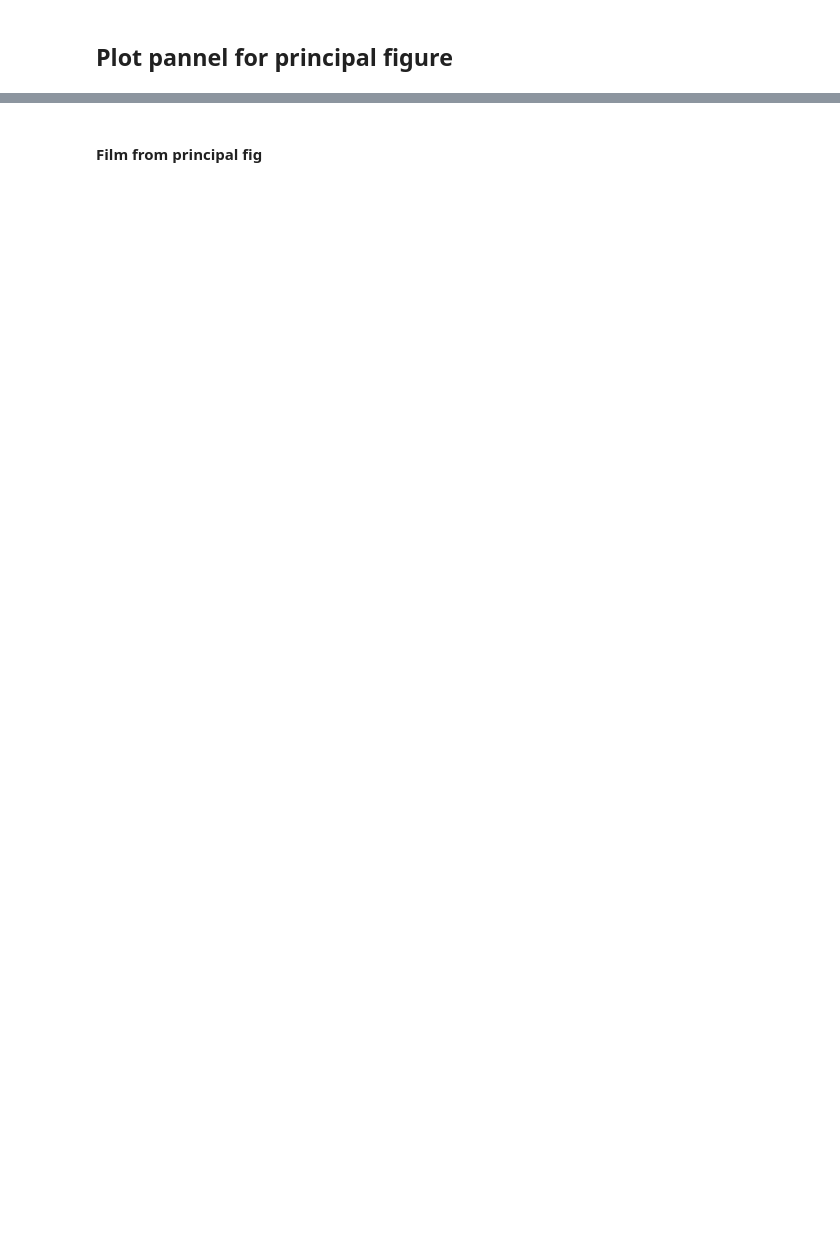
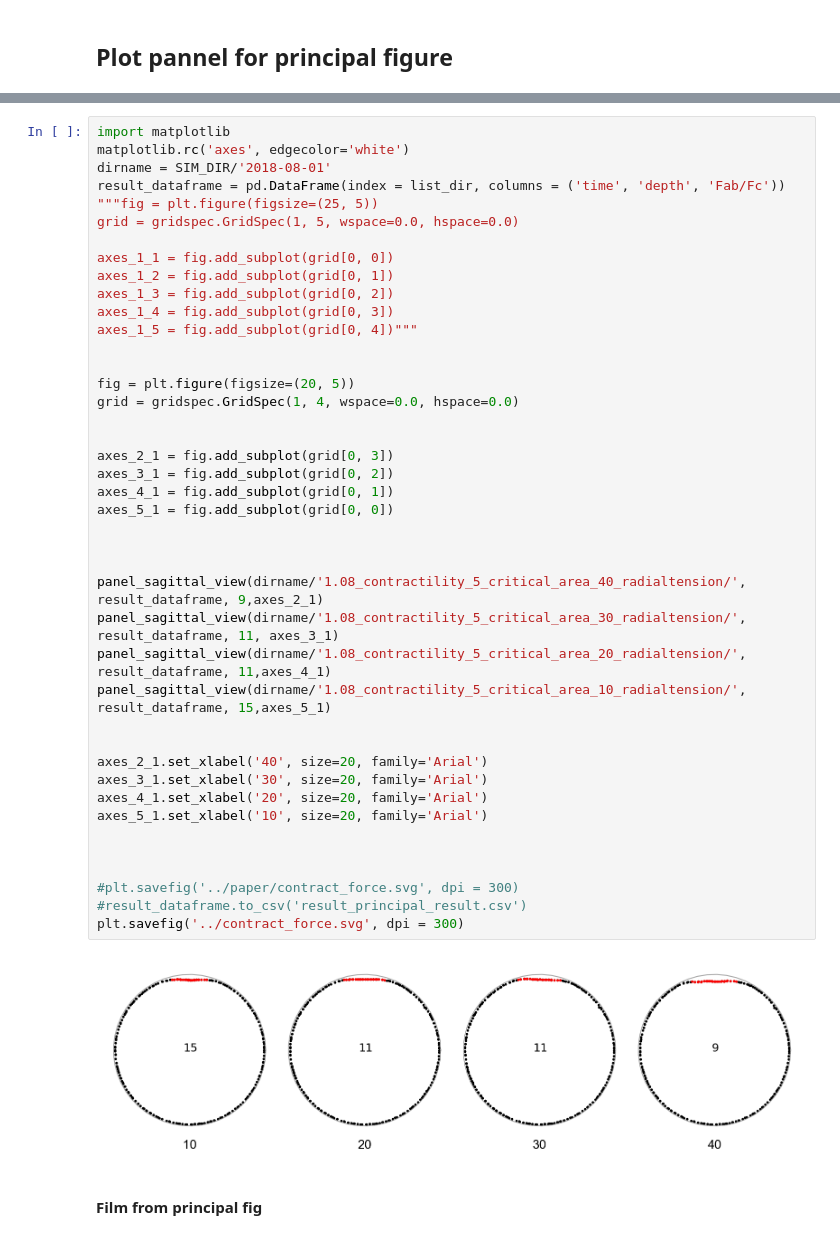
Before and after one commit to suzannelab/invagination, a Jupyter notebook: notebooks/EmbryoMesodermInvagination_AnalysePrincipale.ipynb, the cells around one changed output, grey strips where cells are left out. Drawn from its saved outputs; the diff is of its cells as text; blank space fills up the shorter version.

```diff
--- a/notebooks/EmbryoMesodermInvagination_AnalysePrincipale.ipynb
+++ b/notebooks/EmbryoMesodermInvagination_AnalysePrincipale.ipynb
@@ -369,3 +420,47 @@ axes_5_5.set_xlabel('100', size=20, family='Arial')
+# %%
+import matplotlib
+matplotlib.rc('axes', edgecolor='white')
+dirname = SIM_DIR/'2018-08-01'
+result_dataframe = pd.DataFrame(index = list_dir, columns = ('time', 'depth', 'Fab/Fc'))
+"""fig = plt.figure(figsize=(25, 5))
+grid = gridspec.GridSpec(1, 5, wspace=0.0, hspace=0.0)
+
+axes_1_1 = fig.add_subplot(grid[0, 0])
+axes_1_2 = fig.add_subplot(grid[0, 1])
+axes_1_3 = fig.add_subplot(grid[0, 2])
+axes_1_4 = fig.add_subplot(grid[0, 3])
+axes_1_5 = fig.add_subplot(grid[0, 4])"""
+
+
+fig = plt.figure(figsize=(20, 5))
+grid = gridspec.GridSpec(1, 4, wspace=0.0, hspace=0.0)
+
+
+axes_2_1 = fig.add_subplot(grid[0, 3])
+axes_3_1 = fig.add_subplot(grid[0, 2])
+axes_4_1 = fig.add_subplot(grid[0, 1])
+axes_5_1 = fig.add_subplot(grid[0, 0])
+
+
+
+panel_sagittal_view(dirname/'1.08_contractility_5_critical_area_40_radialtension/', result_dataframe, 9,axes_2_1)
+panel_sagittal_view(dirname/'1.08_contractility_5_critical_area_30_radialtension/', result_dataframe, 11, axes_3_1)
+panel_sagittal_view(dirname/'1.08_contractility_5_critical_area_20_radialtension/', result_dataframe, 11,axes_4_1)
+panel_sagittal_view(dirname/'1.08_contractility_5_critical_area_10_radialtension/', result_dataframe, 15,axes_5_1)
+
+
+axes_2_1.set_xlabel('40', size=20, family='Arial')
+axes_3_1.set_xlabel('30', size=20, family='Arial')
+axes_4_1.set_xlabel('20', size=20, family='Arial')
+axes_5_1.set_xlabel('10', size=20, family='Arial')
+
+
+
+#plt.savefig('../paper/contract_force.svg', dpi = 300)
+#result_dataframe.to_csv('result_principal_result.csv')
+plt.savefig('../contract_force.svg', dpi = 300)
+# %% [output]
+[figure, added]
 # %% [markdown]
 #### Film from principal fig
 # %%
```
Also changed, not shown: parts of 31 cells of this notebook, 9 other files.
